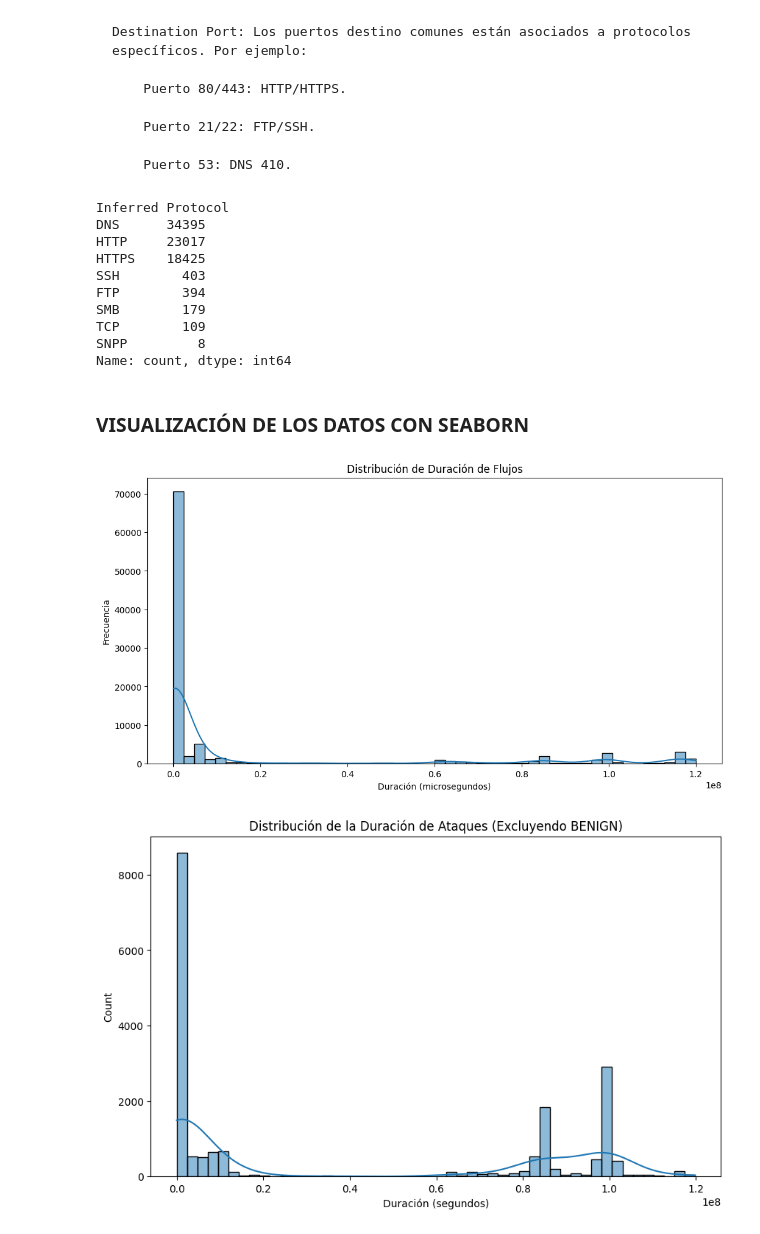
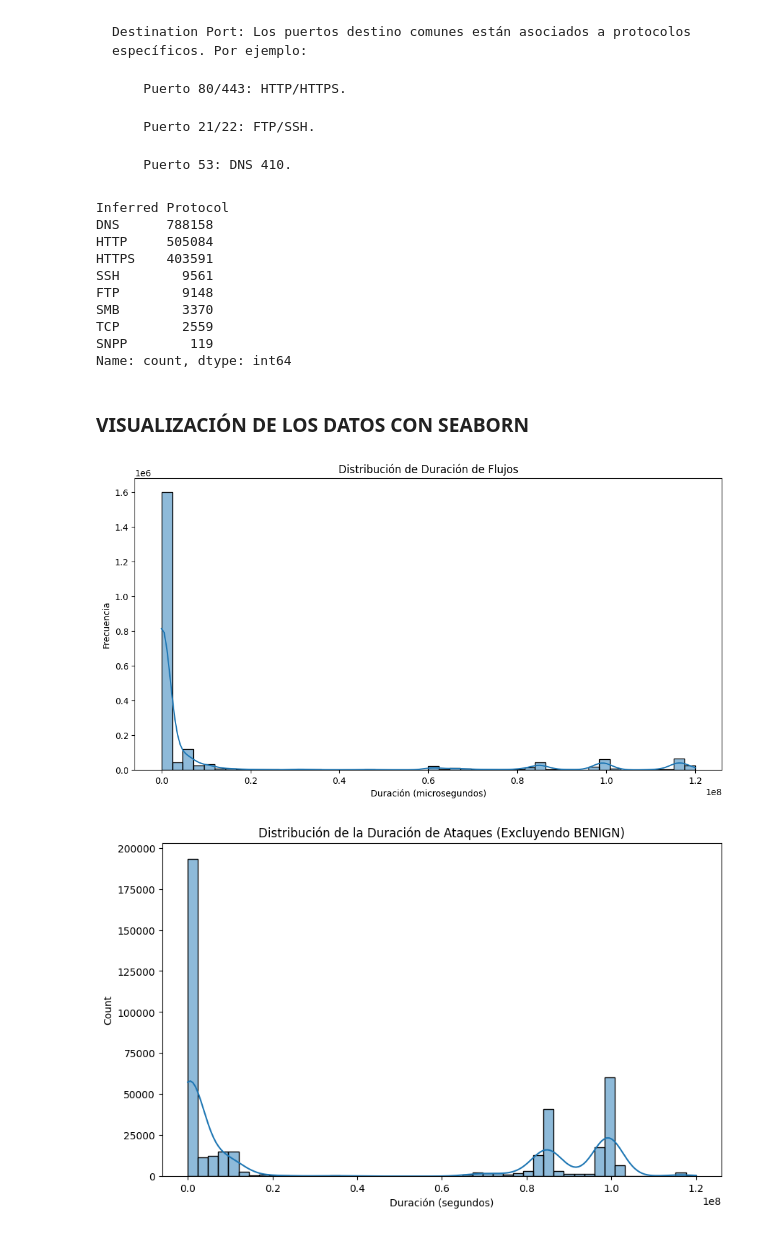
Before and after one commit to Rocpa/CICIDS2K17_RandomForest, a Jupyter notebook: eda.ipynb, the cells around one changed output. Cells and saved outputs as stored; diff of their text form; code cells hidden in the pictures.

```diff
--- a/eda.ipynb
+++ b/eda.ipynb
@@ -74,40 +94,40 @@ protocol_map = {
     8080: 'TCP',
 }
 # Columna "Inferred Protocol" basada en la columna de los puertos destino
-df_sample['Inferred Protocol'] = df_sample[' Destination Port'].map(protocol_map)
+df['Inferred Protocol'] = df[' Destination Port'].map(protocol_map)
 
 # Verificar resultados
-print(df_sample['Inferred Protocol'].value_counts())
+print(df['Inferred Protocol'].value_counts())
 # %% [output]
 Inferred Protocol
-DNS      34395
-HTTP     23017
-HTTPS    18425
-SSH        403
-FTP        394
-SMB        179
-TCP        109
-SNPP         8
+DNS      788158
+HTTP     505084
+HTTPS    403591
+SSH        9561
+FTP        9148
+SMB        3370
+TCP        2559
+SNPP        119
 Name: count, dtype: int64
 # %% [markdown]
 ### VISUALIZACIÓN DE LOS DATOS CON SEABORN
 # %%
 plt.figure(figsize=(12, 6))
-sns.histplot(df_sample[' Flow Duration'], bins=50, kde=True)
+sns.histplot(df[' Flow Duration'], bins=50, kde=True)
 plt.title('Distribución de Duración de Flujos')
 plt.xlabel('Duración (microsegundos)')
 plt.ylabel('Frecuencia')
 plt.show()
 # %% [output]
-[figure, old version]
+[figure, new version]
 # %%
 # Ejemplo 1: Histograma con bins ajustados
-df_ataques = df_sample[df_sample[' Label'] != 'benign']
+df_ataques = df[df[' Label'] != 'benign']
 plt.figure(figsize=(10, 6))
 sns.histplot(df_ataques[' Flow Duration'], bins=50, kde=True)
 plt.title('Distribución de la Duración de Ataques (Excluyendo BENIGN)')
 plt.xlabel('Duración (segundos)')
 plt.show()
 # %% [output]
-[figure, old version]
+[figure, new version]
 # %%
```
Also changed, not shown: parts of 13 cells of this notebook, 2 other files.
